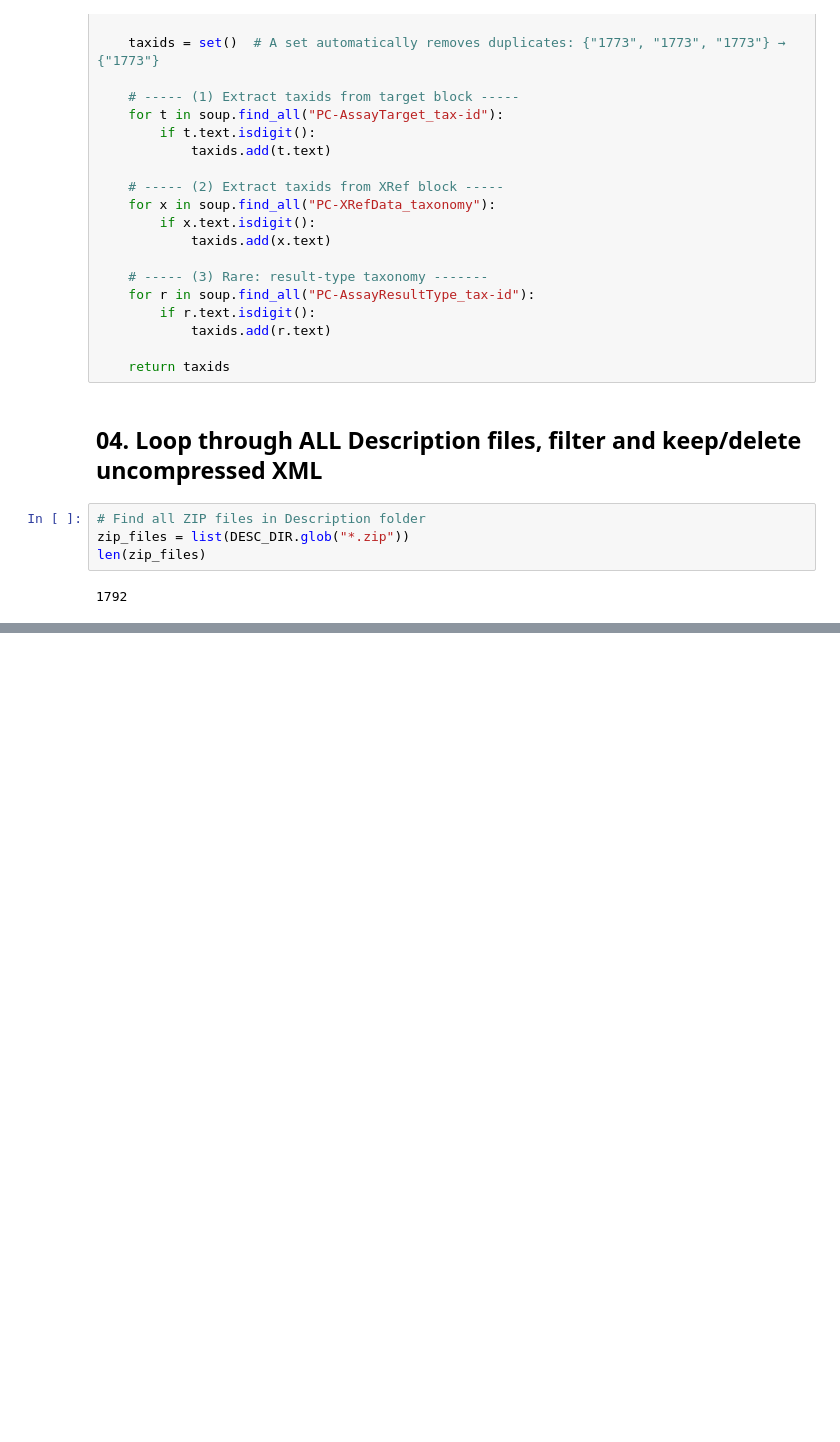
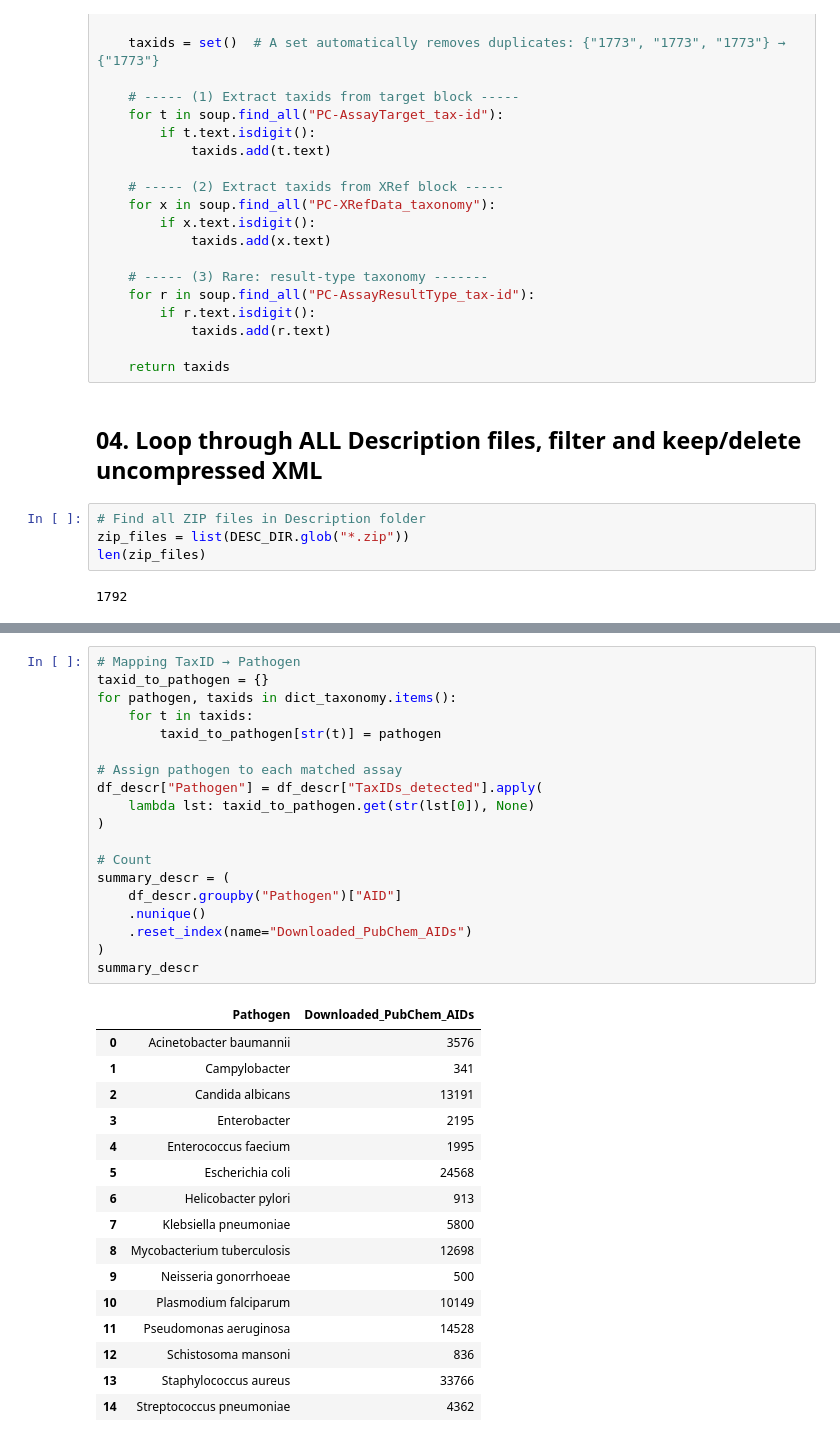
Before and after one commit to ersilia-os/pubchem-antimicrobial-tasks, a Jupyter notebook: notebooks/03_Filtering_pathogen_bioassays.ipynb, the cells around one changed output, grey strips where cells are left out. Saved outputs shown, nothing was run; the diff lists cells and outputs as text; blank space fills up the shorter version.

```diff
--- a/notebooks/03_Filtering_pathogen_bioassays.ipynb
+++ b/notebooks/03_Filtering_pathogen_bioassays.ipynb
@@ -247,0 +375,36 @@ def process_description_zip(zip_path, target_taxid_set):
+# %%
+# Mapping TaxID → Pathogen
+taxid_to_pathogen = {}
+for pathogen, taxids in dict_taxonomy.items():
+    for t in taxids:
+        taxid_to_pathogen[str(t)] = pathogen
+
+# Assign pathogen to each matched assay
+df_descr["Pathogen"] = df_descr["TaxIDs_detected"].apply(
+    lambda lst: taxid_to_pathogen.get(str(lst[0]), None)
+)
+
+# Count
+summary_descr = (
+    df_descr.groupby("Pathogen")["AID"]
+    .nunique()
+    .reset_index(name="Downloaded_PubChem_AIDs")
+)
+summary_descr
+# %% [output]
+|  | Pathogen | Downloaded_PubChem_AIDs |
+| 0 | Acinetobacter baumannii | 3576 |
+| 1 | Campylobacter | 341 |
+| 2 | Candida albicans | 13191 |
+| 3 | Enterobacter | 2195 |
+| 4 | Enterococcus faecium | 1995 |
+| 5 | Escherichia coli | 24568 |
+| 6 | Helicobacter pylori | 913 |
+| 7 | Klebsiella pneumoniae | 5800 |
+| 8 | Mycobacterium tuberculosis | 12698 |
+| 9 | Neisseria gonorrhoeae | 500 |
+| 10 | Plasmodium falciparum | 10149 |
+| 11 | Pseudomonas aeruginosa | 14528 |
+| 12 | Schistosoma mansoni | 836 |
+| 13 | Staphylococcus aureus | 33766 |
+| 14 | Streptococcus pneumoniae | 4362 |
```
Also changed, not shown: parts of 9 cells of this notebook, 1 other file.
